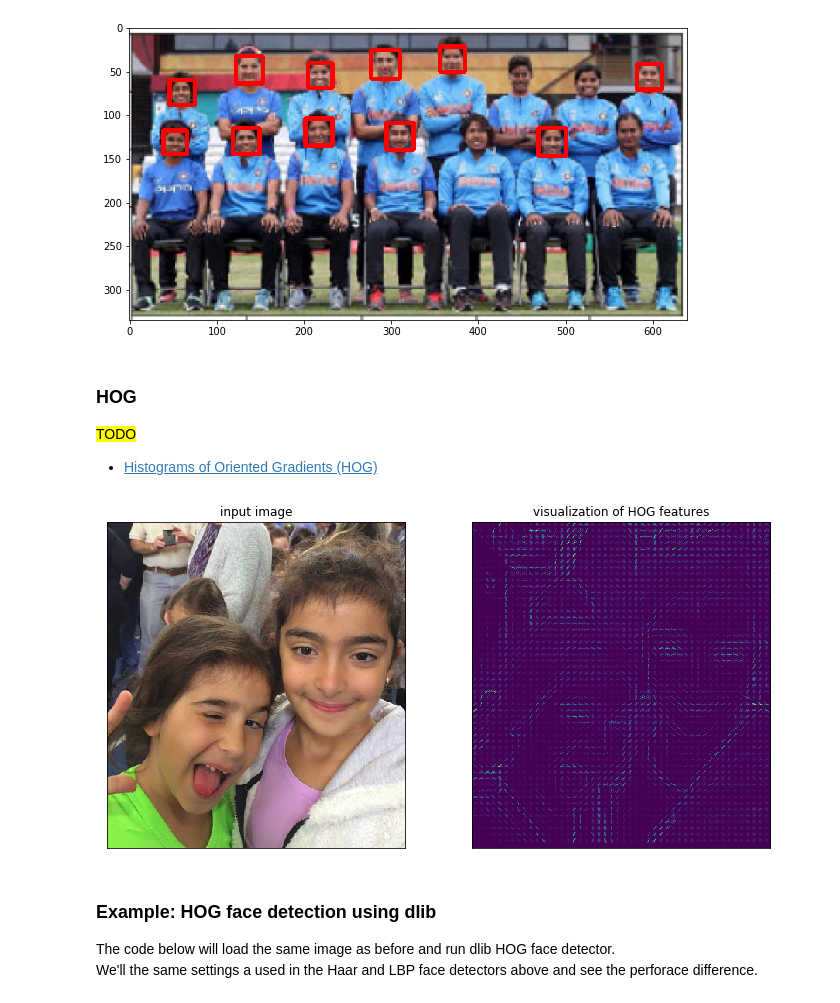
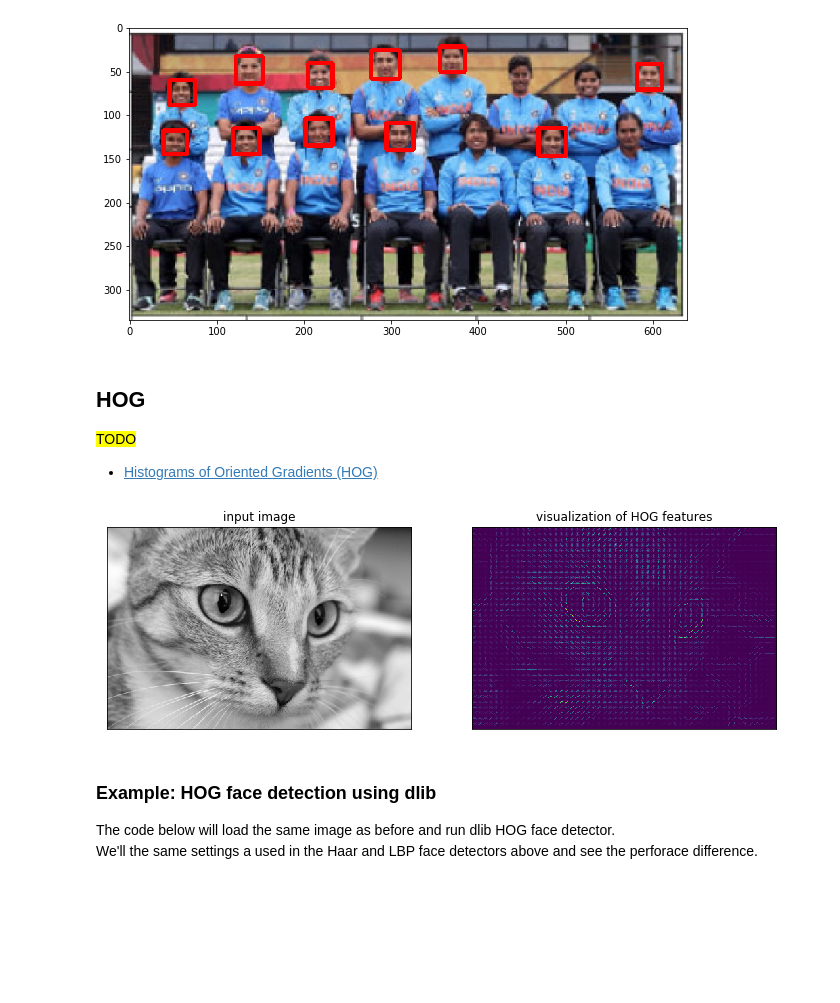
Before and after one commit to yossi-cohen/face-recognition, a Jupyter notebook: face-recognition.ipynb, the cells around one changed output. Saved outputs shown, nothing was run; the diff lists cells and outputs as text; code cells hidden in the pictures; blank space fills up the shorter version.

```diff
--- a/face-recognition.ipynb
+++ b/face-recognition.ipynb
@@ -538,30 +538,26 @@ lbp_detection_image()
 # %% [output]
 [figure]
 # %% [markdown]
-### HOG
+## HOG
 <font style='background-color: yellow'>TODO</font>
 - [Histograms of Oriented Gradients (HOG)](http://lear.inrialpes.fr/people/triggs/pubs/Dalal-cvpr05.pdf)
 # %%
 from skimage import data, color, feature
 import skimage.data
 
-#image = color.rgb2gray(data.chelsea())
-image = cv2.imread('images/Gaya_and_Shani.png')
-
-# convert image from BGR to RGB
-image = cv2.cvtColor(image, cv2.COLOR_BGR2RGB)
+image = color.rgb2gray(data.chelsea())
 
 hog_vec, hog_vis = feature.hog(image, visualise=True)
 
 fig, ax = plt.subplots(1, 2, figsize=(12, 6),
                        subplot_kw=dict(xticks=[], yticks=[]))
 ax[0].imshow(image, cmap='gray')
 ax[0].set_title('input image')
 
 ax[1].imshow(hog_vis)
 ax[1].set_title('visualization of HOG features');
 # %% [output]
-[figure, old version]
+[figure, new version]
 # %% [markdown]
 ### Example: HOG face detection using dlib
 The code below will load the same image as before and run dlib HOG face detector.
```
Also changed, not shown: parts of 1 cell of this notebook, 20 other files.
